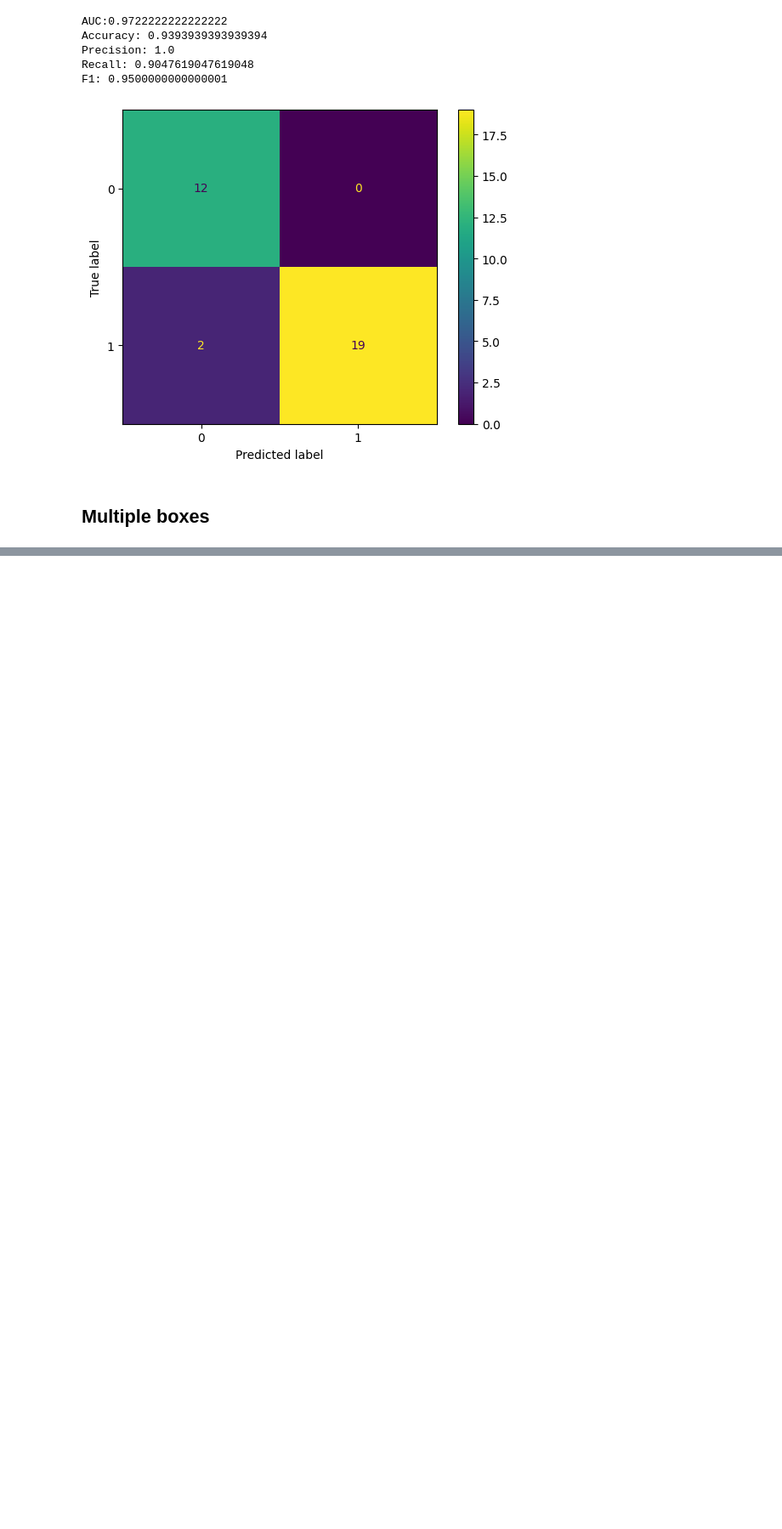
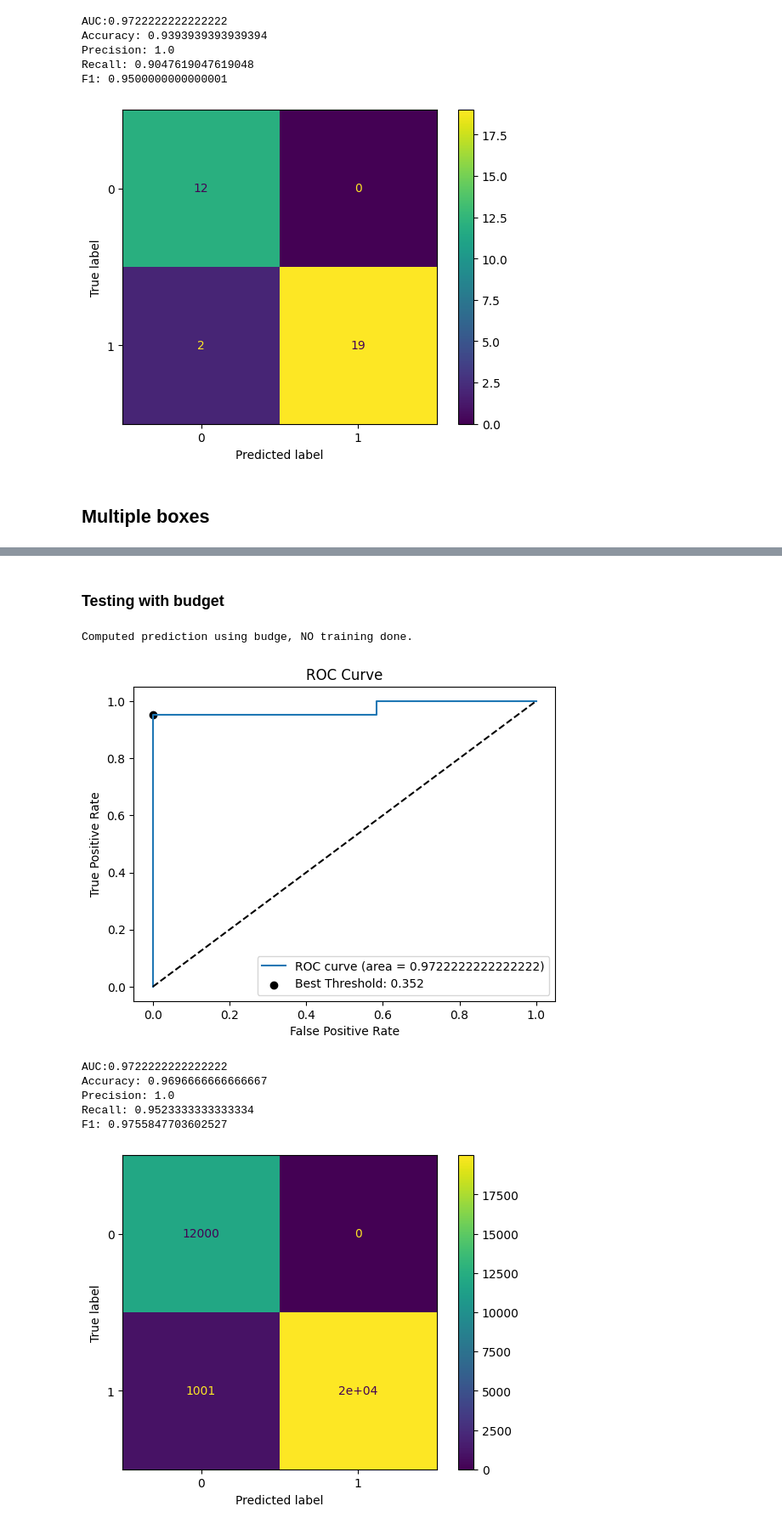
Before and after one commit to Likalto4/Added_value_feature_uncertainty, a Jupyter notebook: deep/machine_learning/trainig_pipeline.ipynb, the cells around one changed output, grey strips where cells are left out. Shown at 85% size. Saved outputs shown, nothing was run; the diff lists cells and outputs as text; code cells hidden in the pictures; blank space fills up the shorter version.

```diff
--- a/deep/machine_learning/trainig_pipeline.ipynb
+++ b/deep/machine_learning/trainig_pipeline.ipynb
@@ -347,0 +409,14 @@ F1: 0.9500000000000001
+# %% [markdown]
+### Testing with budget
+# %%
+predictor.budget_inference()
+predictor.compute_metrics(plot_roc=True, plot_CM=True)
+# %% [output]
+Computed prediction using budge, NO training done.
+[figure, added]
+AUC:0.9722222222222222
+Accuracy: 0.9696666666666667
+Precision: 1.0
+Recall: 0.9523333333333334
+F1: 0.9755847703602527
+[figure, added]
```
Also changed, not shown: parts of 8 cells of this notebook, 1 other file.
